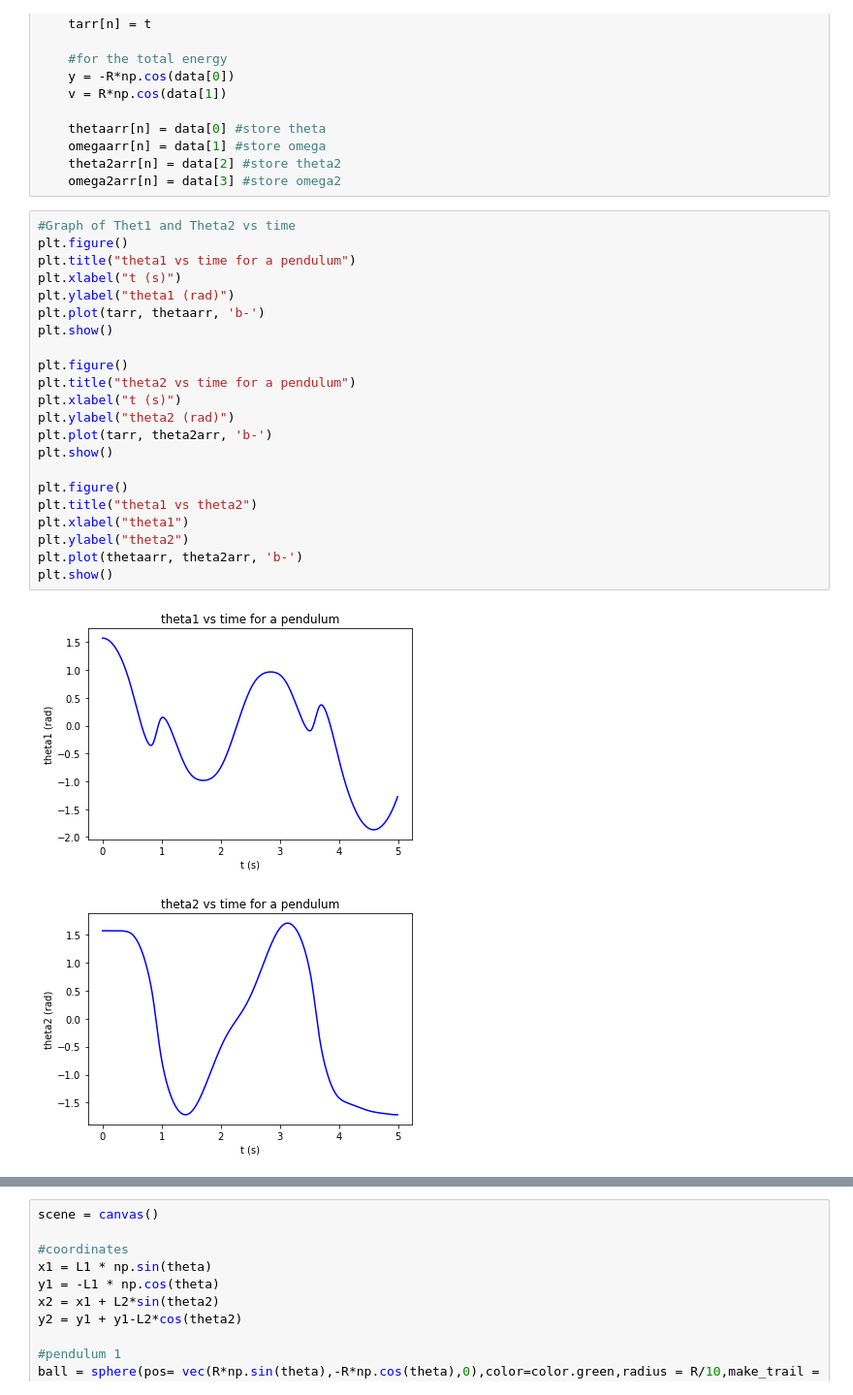
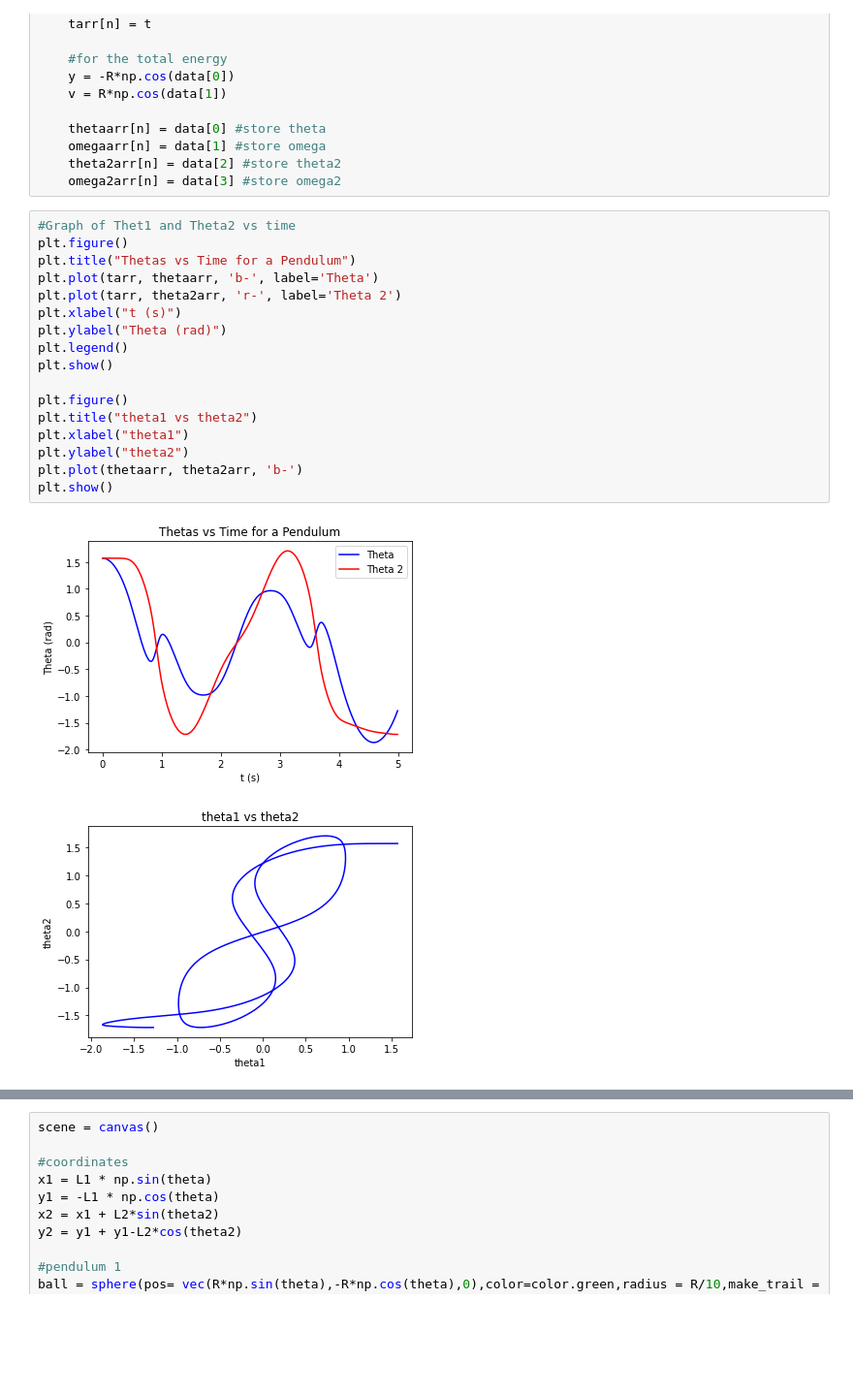
Before and after one commit to HPUPhysics-PHY2200-S22/01-project-mblanchard10, a Jupyter notebook: twoPenn.ipynb, the cells around one changed output, grey strips where cells are left out. Shown at 97% size. Drawn from its saved outputs; the diff is of its cells as text; blank space fills up the shorter version.

Commit message:
graph update

```diff
--- a/twoPenn.ipynb
+++ b/twoPenn.ipynb
@@ -94,25 +94,20 @@ for n in range(1,Nsteps):
 # %%
 #Graph of Thet1 and Theta2 vs time
 plt.figure()
-plt.title("theta1 vs time for a pendulum")
+plt.title("Thetas vs Time for a Pendulum")
+plt.plot(tarr, thetaarr, 'b-', label='Theta')
+plt.plot(tarr, theta2arr, 'r-', label='Theta 2')
 plt.xlabel("t (s)")
-plt.ylabel("theta1 (rad)")
-plt.plot(tarr, thetaarr, 'b-')
-plt.show()
-
-plt.figure()
-plt.title("theta2 vs time for a pendulum")
-plt.xlabel("t (s)")
-plt.ylabel("theta2 (rad)")
-plt.plot(tarr, theta2arr, 'b-')
+plt.ylabel("Theta (rad)")
+plt.legend()
 plt.show()
 
 plt.figure()
 plt.title("theta1 vs theta2")
 plt.xlabel("theta1")
 plt.ylabel("theta2")
 plt.plot(thetaarr, theta2arr, 'b-')
 plt.show()
 # %% [output]
-[figure, old version]
+[figure, new version]
-[figure, old version]
+[figure, new version]
```
Also changed, not shown: parts of 2 cells of this notebook.
